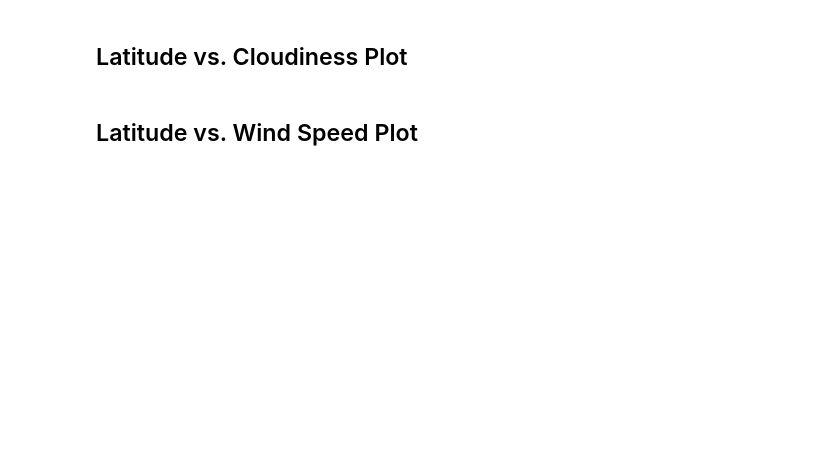
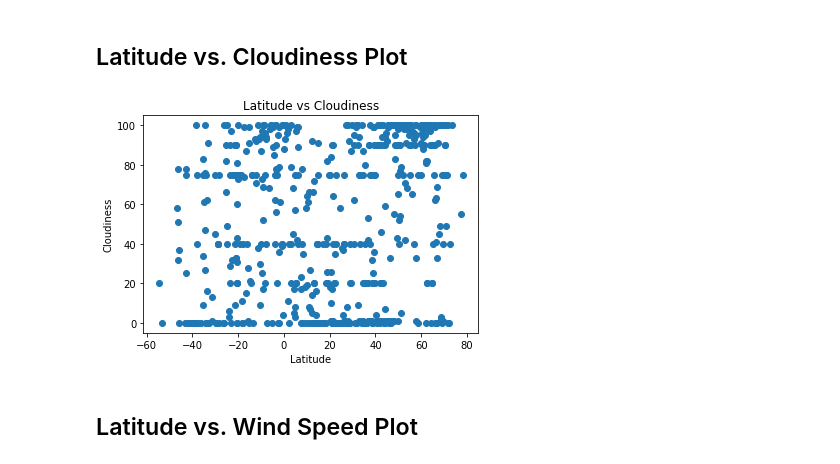
Before and after one commit to etreznoski/global_weather_vacation_analysis, a Jupyter notebook: WeatherPy/WeatherPy.ipynb, the cells around one changed output. Cells and saved outputs as stored; diff of their text form; code cells hidden in the pictures; blank space fills up the shorter version.

```diff
--- a/WeatherPy/WeatherPy.ipynb
+++ b/WeatherPy/WeatherPy.ipynb
@@ -205,4 +239,13 @@ humid_df.sort_values(by="Humidity", ascending=False)
 # %% [markdown]
 ## Latitude vs. Cloudiness Plot
+# %%
+plt.scatter(clean_city_df['Lat'],clean_city_df['Cloudiness'])
+plt.xlabel('Latitude')
+plt.ylabel('Cloudiness')
+plt.title('Latitude vs Cloudiness')
+plt.savefig('lat_cloudiness.png', dpi=300, bbox_inches='tight')
+plt.show()
+# %% [output]
+[figure, added]
 # %% [markdown]
 ## Latitude vs. Wind Speed Plot
```
Also changed, not shown: parts of 13 cells of this notebook, 12 other files.
